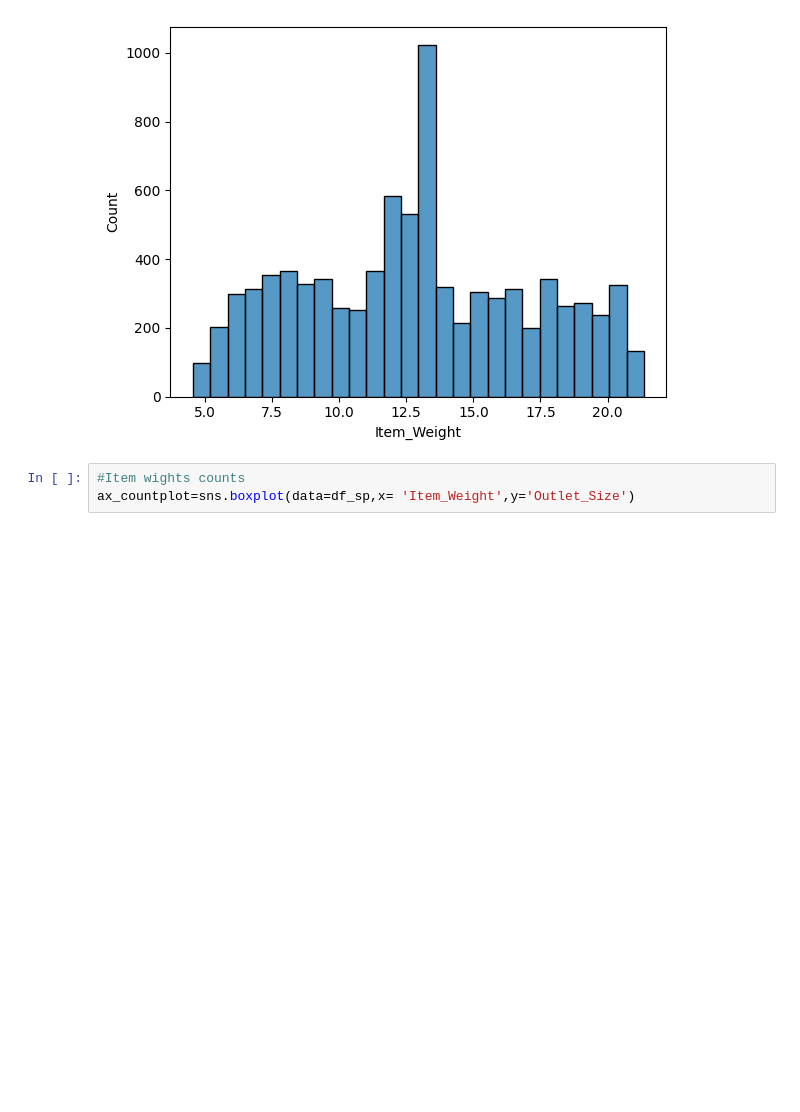
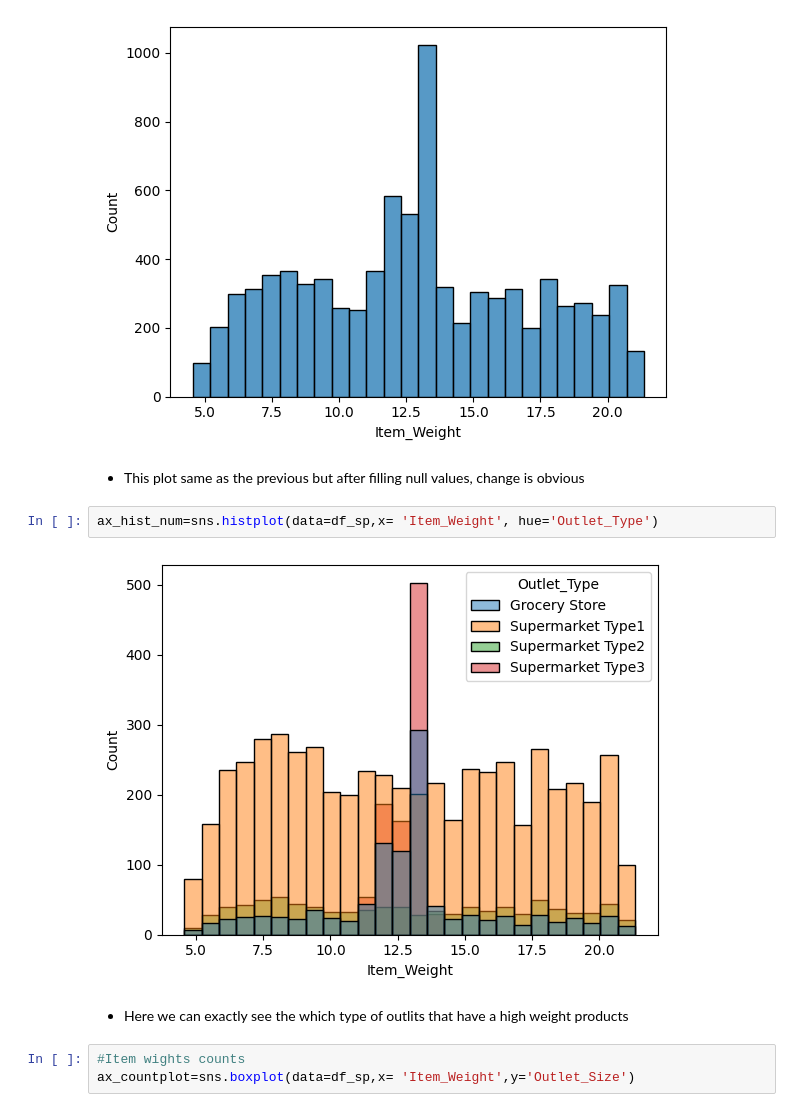
Before and after one commit to JeriesKawaneh/Prediction-of-Product-Sales, a Jupyter notebook: Sales_Prediction_2023.ipynb, the cells around one changed output. Cells and saved outputs as stored; diff of their text form; blank space fills up the shorter version.

```diff
--- a/Sales_Prediction_2023.ipynb
+++ b/Sales_Prediction_2023.ipynb
@@ -150,6 +163,14 @@ np.int64(0)
 ax_hist_num=sns.histplot(data=df_sp,x= 'Item_Weight')
 # %% [output]
 [figure]
+# %% [markdown]
+* This plot same as the previous but after filling null values, change is obvious
+# %%
+ax_hist_num=sns.histplot(data=df_sp,x= 'Item_Weight', hue='Outlet_Type')
+# %% [output]
+[figure, added]
+# %% [markdown]
+* Here we can exactly see the which type of outlits that have a high weight products
 # %%
 #Item wights counts
 ax_countplot=sns.boxplot(data=df_sp,x= 'Item_Weight',y='Outlet_Size')
```
Also changed, not shown: parts of 12 cells of this notebook.
